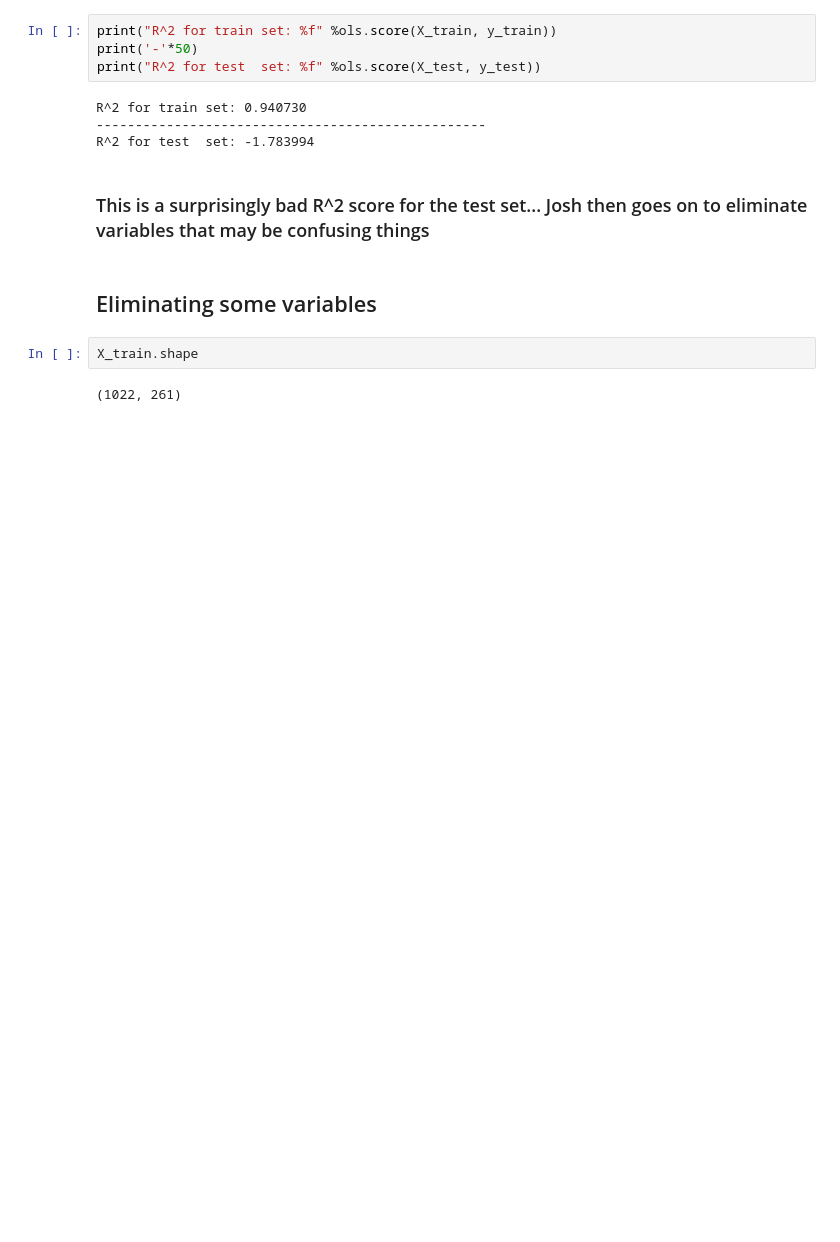
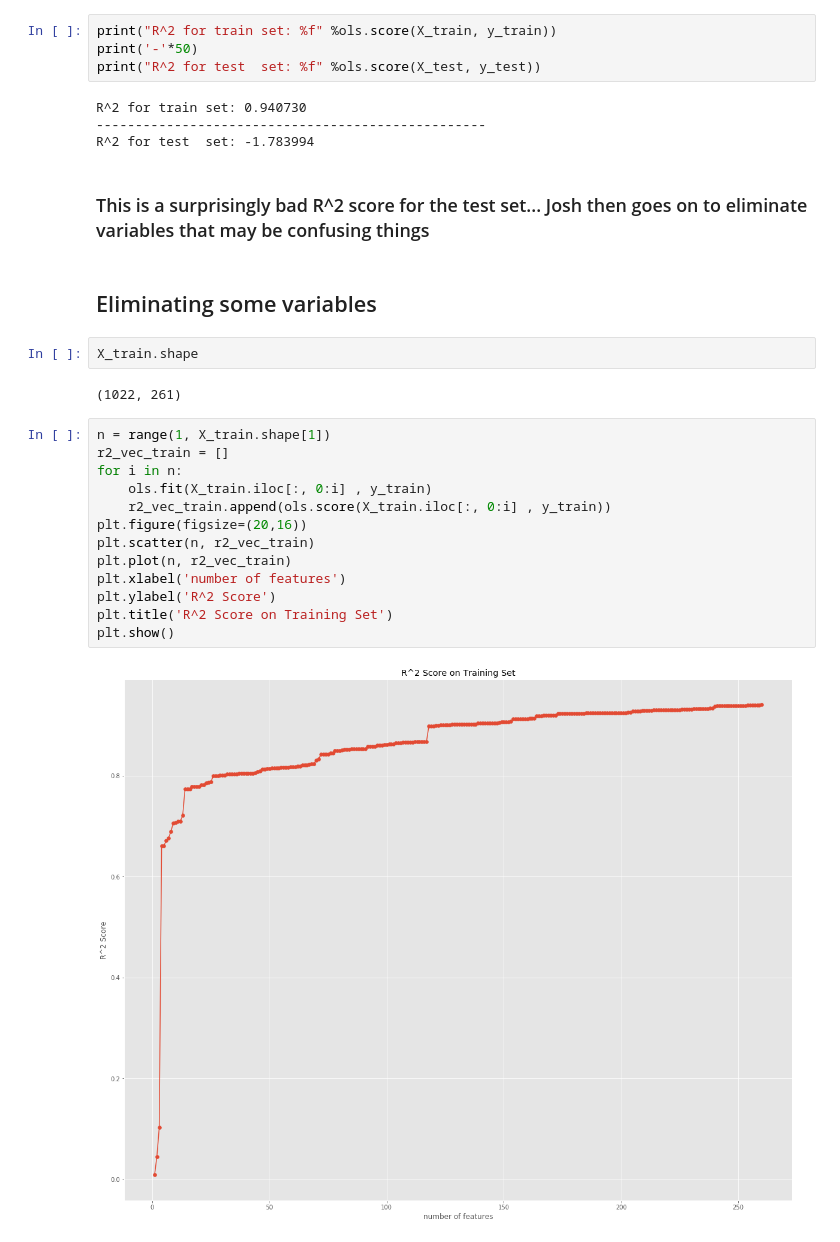
Before and after one commit to jakedaford/housing-prices-ML-project, a Jupyter notebook: jake/Jake_aggregating_josh_linear_regression.ipynb, the cells around one changed output. Drawn from its saved outputs; the diff is of its cells as text; blank space fills up the shorter version.

```diff
--- a/jake/Jake_aggregating_josh_linear_regression.ipynb
+++ b/jake/Jake_aggregating_josh_linear_regression.ipynb
@@ -99,3 +105,18 @@ R^2 for test  set: -1.783994
 X_train.shape
 # %% [output]
 (1022, 261)
+# %%
+n = range(1, X_train.shape[1])
+r2_vec_train = []
+for i in n:
+    ols.fit(X_train.iloc[:, 0:i] , y_train)
+    r2_vec_train.append(ols.score(X_train.iloc[:, 0:i] , y_train))
+plt.figure(figsize=(20,16))
+plt.scatter(n, r2_vec_train)
+plt.plot(n, r2_vec_train)
+plt.xlabel('number of features')
+plt.ylabel('R^2 Score')
+plt.title('R^2 Score on Training Set')
+plt.show()
+# %% [output]
+[figure, added]
```
Also changed, not shown: parts of 6 cells of this notebook, 1 other file.
